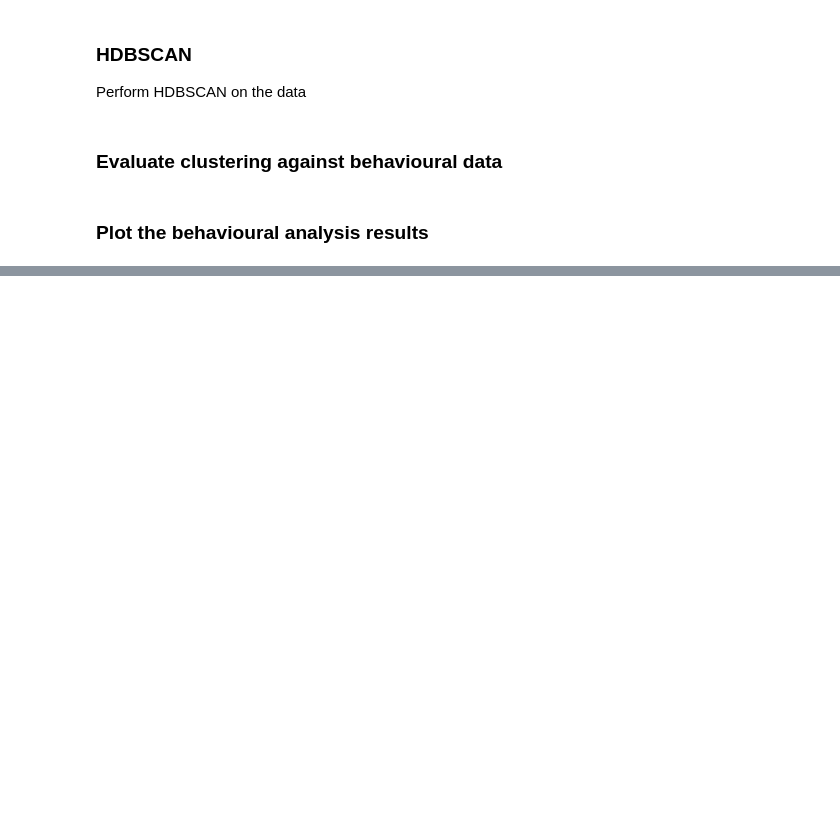
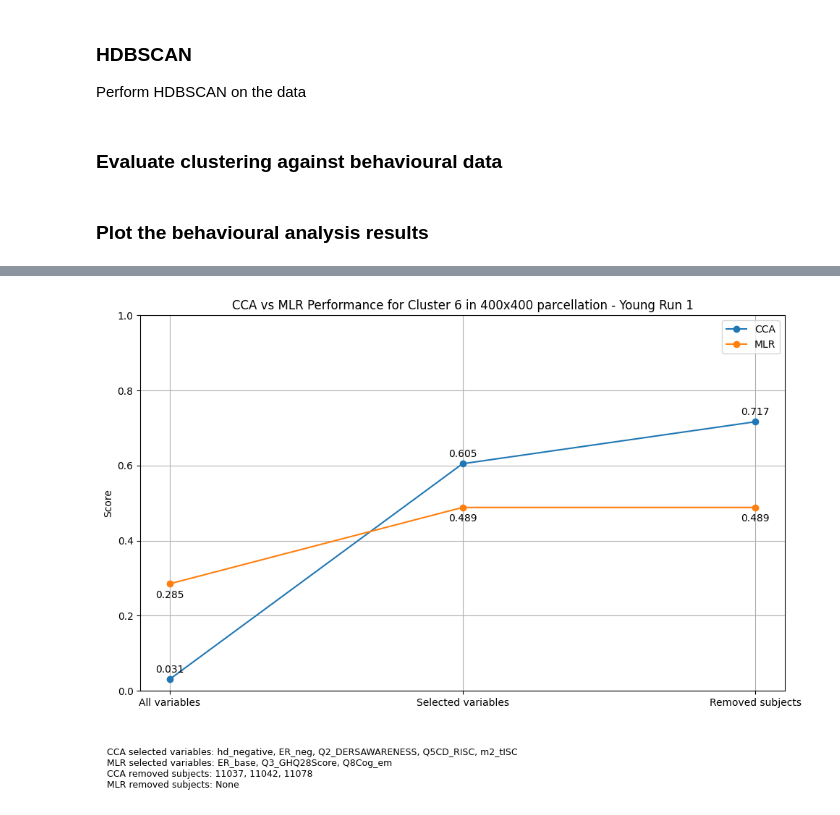
Before and after one commit to Oddrne/Master-Thesis-Autoencoder-and-UMAP-clustering-on-functional-connectivity, a Jupyter notebook: main.ipynb, the cells around one changed output, grey strips where cells are left out. Cells and saved outputs as stored; diff of their text form; code cells hidden in the pictures; blank space fills up the shorter version.

```diff
--- a/main.ipynb
+++ b/main.ipynb
@@ -529,12 +532,14 @@ results = plot_cca_mlr_across_clusters(json_path, title="CCA vs MLR Performance
 # %%
 from Evaluate_models import plot_single_cluster_cca_mlr_variants
 
-json_path = "Results\\1000x1000_Young_run1_cluster_behavioural_results.json"
-ideal_cluster_number = "8"  # Set this to the cluster number you want to plot
-save_path = rf"Figures\\CCA and MLR scores for best cluster\\1000x1000_Young_run1_cluster_{ideal_cluster_number}_metric_relationship.png"
-title = f"CCA vs MLR Performance for Cluster {ideal_cluster_number} in 1000x1000 parcellation - Young Run 1"
+json_path = "Results\\400x400_Young_run1_cluster_behavioural_results.json"
+ideal_cluster_number = "6"  # Set this to the cluster number you want to plot
+save_path = rf"Figures\\CCA and MLR scores for best cluster\\400x400_Young_run1_cluster_{ideal_cluster_number}_metric_relationship.png"
+title = f"CCA vs MLR Performance for Cluster {ideal_cluster_number} in 400x400 parcellation - Young Run 1"
 
-results = plot_single_cluster_cca_mlr_variants(json_path=json_path, cluster_number=ideal_cluster_number, save_path=save_path, title=title)
+results = plot_single_cluster_cca_mlr_variants(json_path=json_path, cluster_number=ideal_cluster_number, save_path=save_path, title=title, ylim=1.0)
+# %% [output]
+[figure, added]
 # %%
 # Compare the common variables and removed subjects across clusters
 from Evaluate_models import compare_common_across_clusters, print_comparison_summary
```
Also changed, not shown: parts of 2 cells of this notebook, 11 other files.
